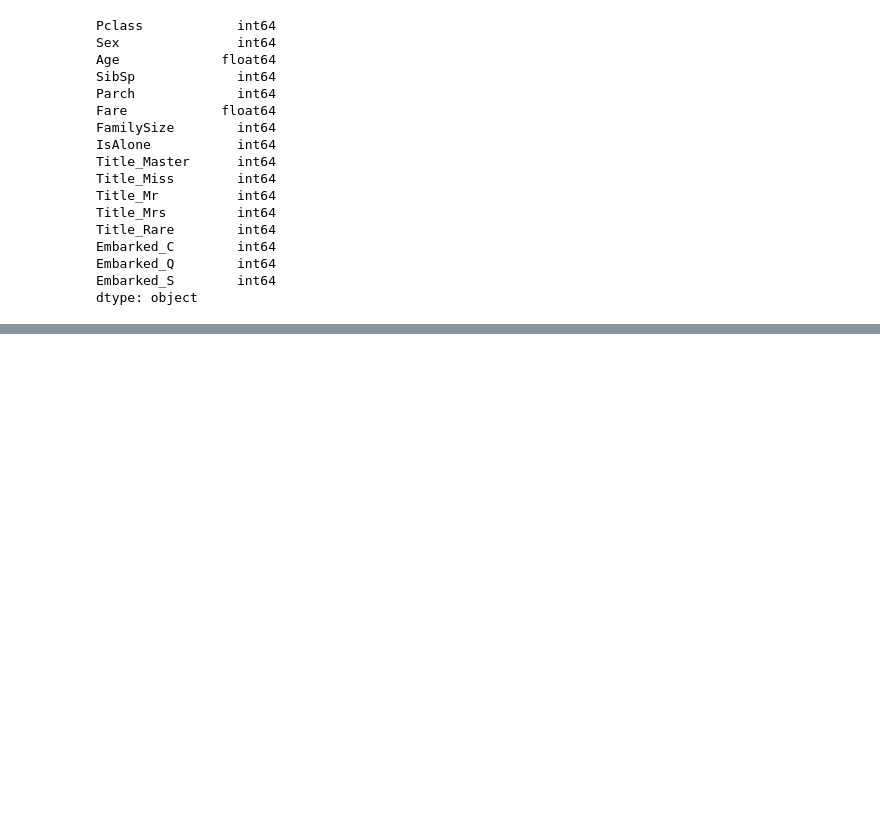
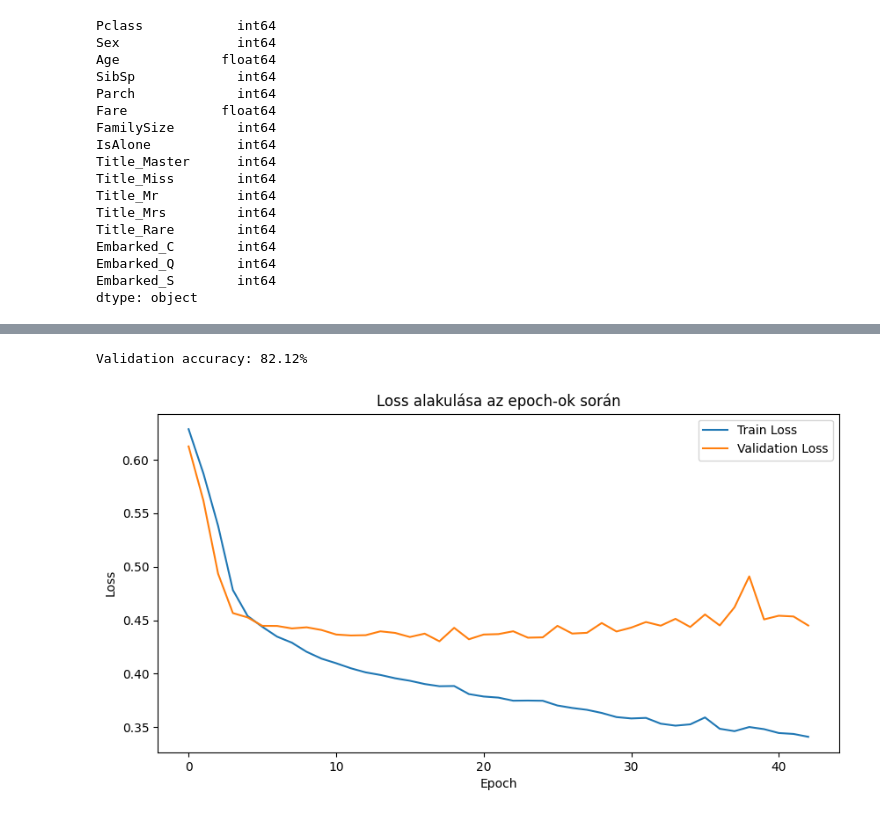
Before and after one commit to kugloff/X49HPQ_gepitanulas_beadando_2025, a Jupyter notebook: titanic.ipynb, the cells around one changed output, grey strips where cells are left out. Drawn from its saved outputs; the diff is of its cells as text; code cells hidden in the pictures; blank space fills up the shorter version.

Commit message:
Train/validation split, modell tanítása

```diff
--- a/titanic.ipynb
+++ b/titanic.ipynb
@@ -233,9 +233,17 @@ model = Sequential([
     Dense(1, activation='sigmoid')
 ])
 # %%
-model.compile(optimizer='adam', loss='binary_crossentropy', metrics=['accuracy'])
+model.compile(
+    optimizer=tf.keras.optimizers.Adam(learning_rate=5e-4),
+    loss='binary_crossentropy',
+    metrics=['accuracy']
+)
 # %%
-early_stop = EarlyStopping(monitor='val_loss', patience=10, restore_best_weights=True)
+early_stop = EarlyStopping(
+    monitor='val_loss',
+    patience=25,
+    restore_best_weights=True
+)
 # %%
 print(x_train.dtypes)
 # %% [output]
@@ -261,7 +269,7 @@ history = model.fit(
     x_train, y_train,
     validation_data=(x_validation, y_validation),
     epochs=100,
-    batch_size=32,
+    batch_size=16,
     callbacks=[early_stop],
     verbose=1
 )
@@ -285,0 +294,16 @@ Epoch 24/100
+# %%
+loss, accuracy = model.evaluate(x_validation, y_validation, verbose=0)
+print(f"Validation accuracy: {accuracy*100:.2f}%")
+# %% [output]
+Validation accuracy: 82.12%
+# %%
+plt.figure(figsize=(10,5))
+plt.plot(history.history['loss'], label='Train Loss')
+plt.plot(history.history['val_loss'], label='Validation Loss')
+plt.title('Loss alakulása az epoch-ok során')
+plt.xlabel('Epoch')
+plt.ylabel('Loss')
+plt.legend()
+plt.show()
+# %% [output]
+[figure, added]
```
Also changed, not shown: parts of 2 cells of this notebook, 1 other file.
